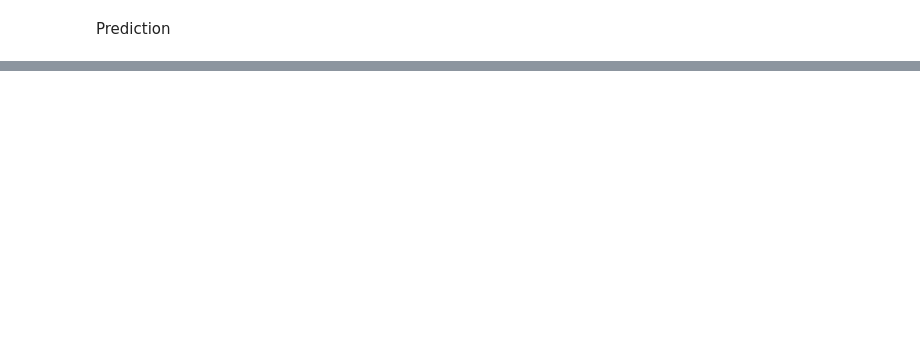
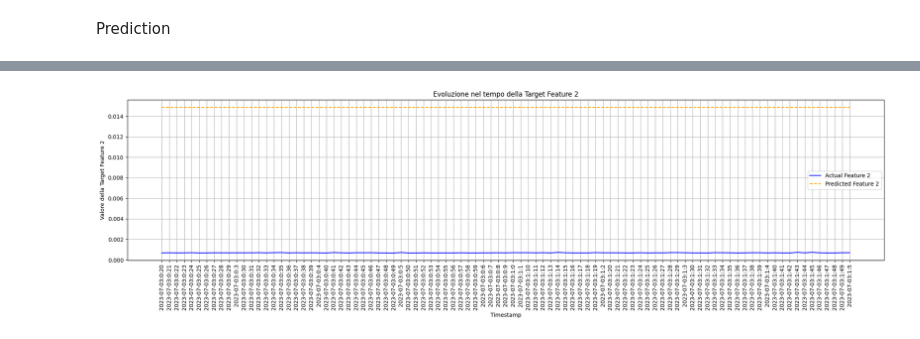
Before and after one commit to AnastasiaBrinati/experiments-Flower, a Jupyter notebook: Endpoint1.ipynb, the cells around one changed output, grey strips where cells are left out. Drawn from its saved outputs; the diff is of its cells as text; code cells hidden in the pictures; blank space fills up the shorter version.

```diff
--- a/Endpoint1.ipynb
+++ b/Endpoint1.ipynb
@@ -247,0 +295,18 @@ new_array_actual = np.concatenate([first_values_actual, last_sequence_actual])
+# %%
+# FEATURE 2
+
+# Step 1: Prendi la prima target feature (feature 1)
+y_pred_feature2 = y_pred[:, :, 1]  # Shape: (num_samples, timesteps)
+y_test_feature2 = y_test[:, :, 1]  # Shape: (num_samples, timesteps)
+
+# Step 2: Prendi il primo valore per ogni sequenza eccetto l'ultima
+first_values_pred2 = np.array([seq[0] for seq in y_pred_feature2[:-1]])
+first_values_actual2 = np.array([seq[0] for seq in y_test_feature2[:-1]])
+
+# Step 3: Aggiungi l'intera ultima sequenza
+last_sequence_pred2 = y_pred_feature2[-1]  # L'ultima sequenza completa
+last_sequence_actual2 = y_test_feature2[-1]  # L'ultima sequenza completa
+
+# Step 4: Combina i valori in un unico array
+new_array_pred2 = np.concatenate([first_values_pred2, last_sequence_pred2])
+new_array_actual2 = np.concatenate([first_values_actual2, last_sequence_actual2])
@@ -265,0 +339,20 @@ plt.show()
+# %%
+import numpy as np
+import matplotlib.pyplot as plt
+
+# Grafico
+plt.figure(figsize=(20, 6))
+plt.plot(timestamps[6600:], new_array_actual2[6600:-7], label='Actual Feature 2', color='blue')
+plt.plot(timestamps[6600:], new_array_pred2[6600:-7], label='Predicted Feature 2', linestyle='dashed', color='orange')
+
+# Personalizzazione del grafico
+plt.title("Evoluzione nel tempo della Target Feature 2")
+plt.xlabel("Timestamp")
+plt.ylabel("Valore della Target Feature 2")
+plt.xticks(rotation=90)  # Rotazione dei timestamp per leggibilità
+plt.legend()
+plt.grid()
+plt.tight_layout()  # Per evitare sovrapposizioni
+plt.show()
+# %% [output]
+[figure, added]
```
Also changed, not shown: parts of 15 cells of this notebook.
